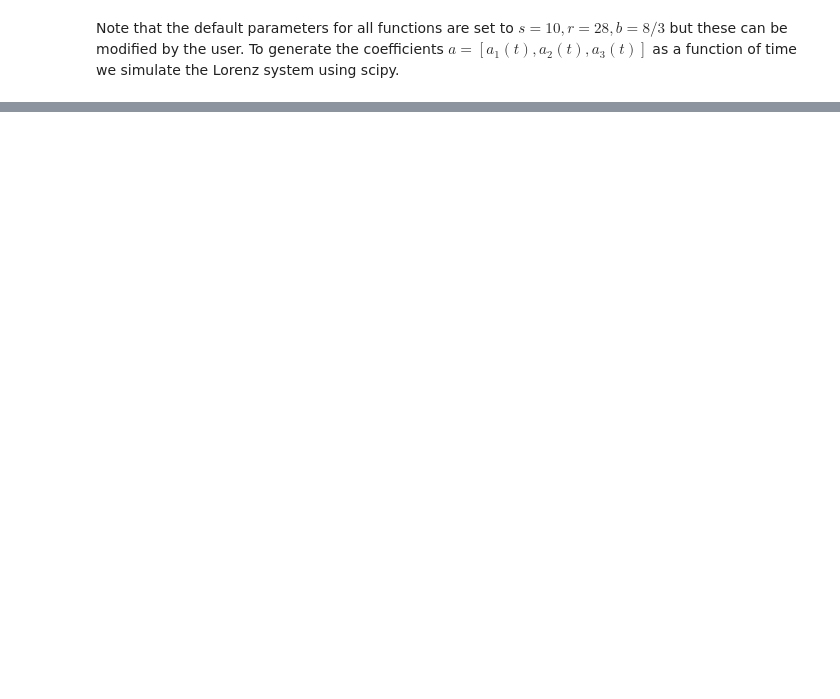
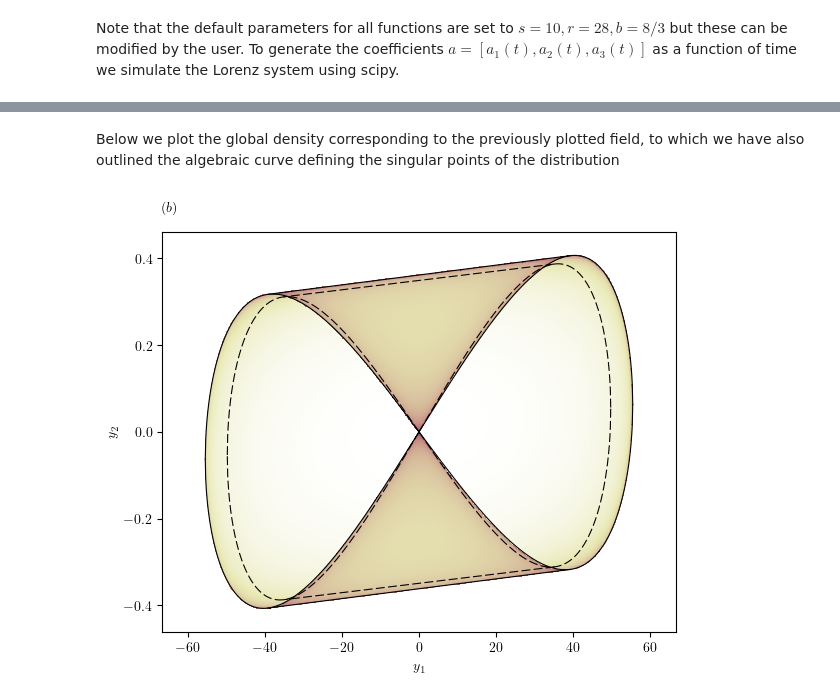
Before and after one commit to D-stratify/Theory, a Jupyter notebook: lorenz/lorenz.ipynb, the cells around one changed output, grey strips where cells are left out. Cells and saved outputs as stored; diff of their text form; code cells hidden in the pictures; blank space fills up the shorter version.

```diff
--- a/lorenz/lorenz.ipynb
+++ b/lorenz/lorenz.ipynb
@@ -62,0 +216,69 @@ a = sol.y.T
+# %% [markdown]
+Below we plot the global density corresponding to the previously plotted field, to which we have also outlined the algebraic curve defining the singular points of the distribution
+# %%
+def plot_algebraic_curve(a, n=500, r=28, ocol='k', icol='k', **kwargs):
+    """Plot singularities of probability distribution in phase space."""
+    c = calc_coeffs(r)
+
+    s = np.linspace(-1,1,n)
+    Ws0 = c[0]/np.sqrt(2)*a[0]*s
+
+    s = np.linspace(0,1,n)
+    Ws1 = c[0]*a[0]*s
+
+    plt.plot(Ws0, c[1]/c[0]*a[1]/a[0]*Ws0 + c[2]/2*a[2],color=ocol,**kwargs)
+    plt.plot(Ws0, c[1]/c[0]*a[1]/a[0]*Ws0 - c[2]/2*a[2],color=ocol,**kwargs)
+    plt.plot(Ws1, c[1]/c[0]*a[1]/a[0]*Ws1 - c[2]*a[2]*s*(1-s**2)**(1/2),color=icol,**kwargs)
+    plt.plot(Ws1, c[1]/c[0]*a[1]/a[0]*Ws1 + c[2]*a[2]*s*(1-s**2)**(1/2),color=icol,**kwargs)
+    plt.plot(-Ws1, -c[1]/c[0]*a[1]/a[0]*Ws1 - c[2]*a[2]*s*(1-s**2)**(1/2),color=icol,**kwargs)
+    plt.plot(-Ws1, -c[1]/c[0]*a[1]/a[0]*Ws1 + c[2]*a[2]*s*(1-s**2)**(1/2),color=icol,**kwargs)
+
+def y_range(a, s=10,r=28,b=8/3):
+    """Determin the range of Y(X) for a given state a(t)"""
+
+    n1 = 500
+    scale = 1.2
+
+    c = calc_coeffs(r=r,b=b)
+
+    # Set bounds for the domain of PDF f
+    y1_min = -np.sign(a[0])*c[0]*a[0]
+    y1_max =  np.sign(a[0])*c[0]*a[0]
+    if a[1] > 0:
+        y2_min = -c[1]*a[1]/np.sqrt(2) - c[2]*a[2]
+        y2_max = c[1]*a[1]/np.sqrt(2) + c[2]*a[2]
+    else:
+        y2_min = c[1]*a[1]/np.sqrt(2) - c[2]*a[2]
+        y2_max = -c[1]*a[1]/np.sqrt(2) + c[2]*a[2]
+    y2_max *=.5
+    y2_min *=.5
+
+    y1_ = np.linspace(scale*y1_min, scale*y1_max, n1)
+    y2_ = np.linspace(scale*y2_min, scale*y2_max, n1)
+
+    # Y-domain for PDF
+    [y1,y2] = np.meshgrid(y1_,y2_, indexing='ij')
+
+    return y1,y2
+
+# Pick a time index to display fields
+i = 2800
+
+# Determine the function's range
+y1,y2 = y_range(a[i,:])
+
+# Calculate the joint density
+f_Y = density([y1, y2], a[i,:], r=28, b=8/3)
+
+# Plot the density
+plt.figure(figsize=(6,5))
+plt.pcolor(y1, y2, f_Y, cmap='pink_r', norm='log')
+plot_algebraic_curve(a[i,:], lw=0.8)  # Plot the outline of the density in terms of it's singularities
+plot_algebraic_curve(a[i+1,:], linestyle='--', lw=0.8, dashes=(8,3) )  # Repeat 200 time-steps later
+plt.xlabel('$y_{1}$')
+plt.ylabel('$y_{2}$')
+plt.annotate('$(b)$', xy=(0.0, 1.05), xycoords='axes fraction')
+plt.tight_layout()
+plt.show()
+# %% [output]
+[figure, added]
```
Also changed, not shown: parts of 12 cells of this notebook.
